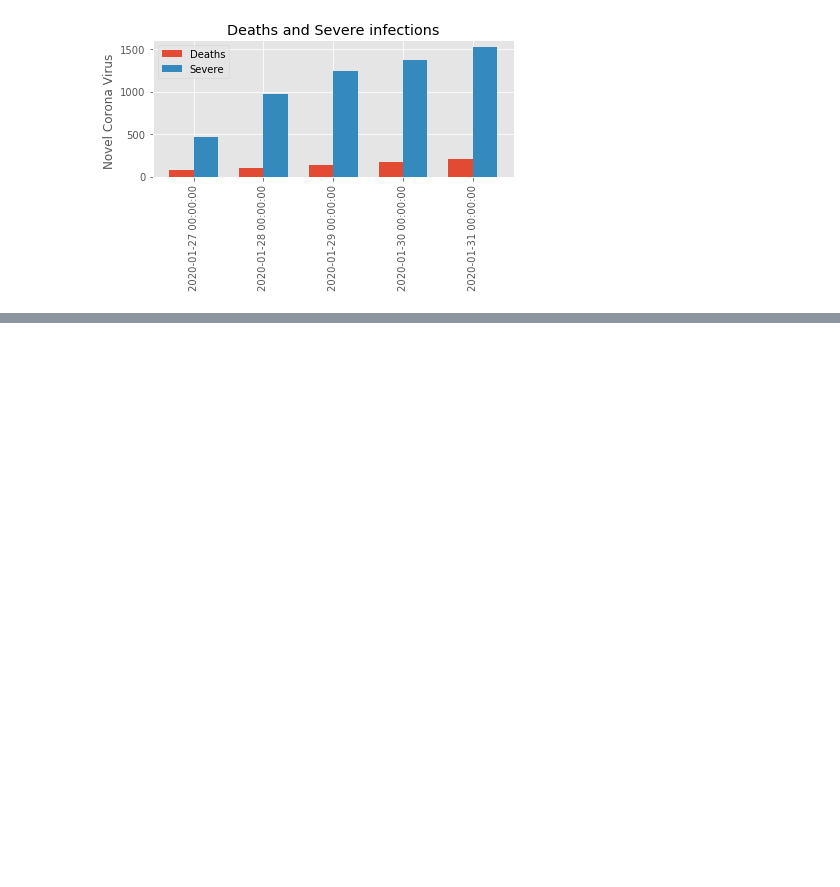
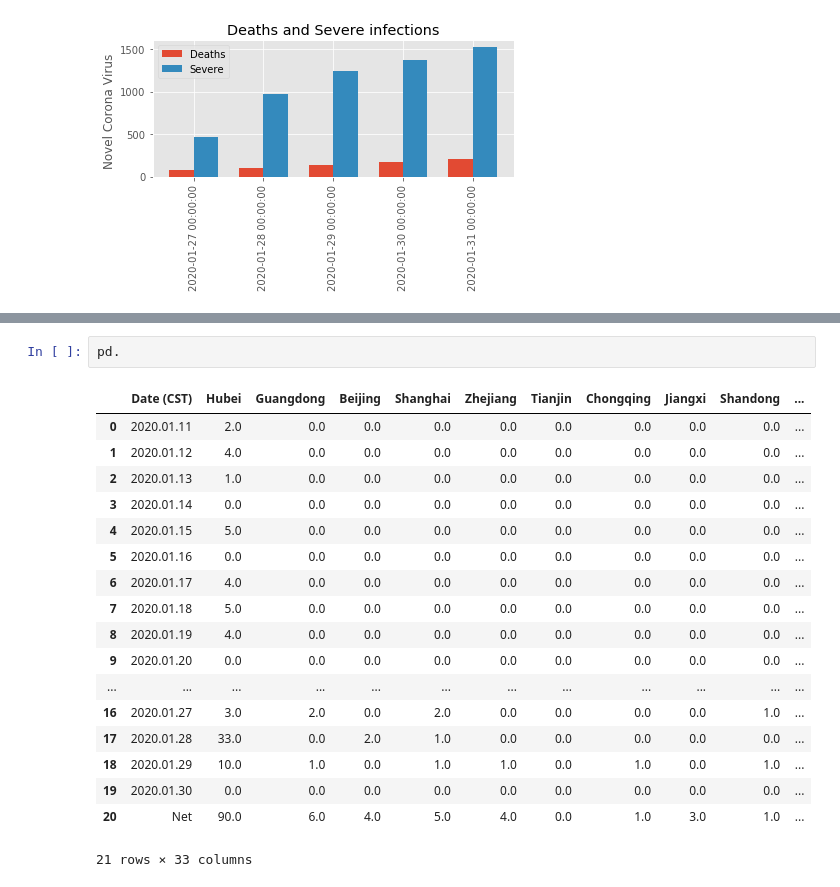
Before and after one commit to lxrocks/2019-nCoV, a Jupyter notebook: CoronaVirusData.ipynb, the cells around one changed output, grey strips where cells are left out. Cells and saved outputs as stored; diff of their text form; blank space fills up the shorter version.

```diff
--- a/CoronaVirusData.ipynb
+++ b/CoronaVirusData.ipynb
@@ -185,0 +229,21 @@ plt.show()
+# %%
+pd.
+# %% [output]
+|  | Date (CST) | Hubei | Guangdong | Beijing | Shanghai | Zhejiang | Tianjin | Chongqing | Jiangxi | Shandong | ... |
+| 0 | 2020.01.11 | 2.0 | 0.0 | 0.0 | 0.0 | 0.0 | 0.0 | 0.0 | 0.0 | 0.0 | ... |
+| 1 | 2020.01.12 | 4.0 | 0.0 | 0.0 | 0.0 | 0.0 | 0.0 | 0.0 | 0.0 | 0.0 | ... |
+| 2 | 2020.01.13 | 1.0 | 0.0 | 0.0 | 0.0 | 0.0 | 0.0 | 0.0 | 0.0 | 0.0 | ... |
+| 3 | 2020.01.14 | 0.0 | 0.0 | 0.0 | 0.0 | 0.0 | 0.0 | 0.0 | 0.0 | 0.0 | ... |
+| 4 | 2020.01.15 | 5.0 | 0.0 | 0.0 | 0.0 | 0.0 | 0.0 | 0.0 | 0.0 | 0.0 | ... |
+| 5 | 2020.01.16 | 0.0 | 0.0 | 0.0 | 0.0 | 0.0 | 0.0 | 0.0 | 0.0 | 0.0 | ... |
+| 6 | 2020.01.17 | 4.0 | 0.0 | 0.0 | 0.0 | 0.0 | 0.0 | 0.0 | 0.0 | 0.0 | ... |
+| 7 | 2020.01.18 | 5.0 | 0.0 | 0.0 | 0.0 | 0.0 | 0.0 | 0.0 | 0.0 | 0.0 | ... |
+| 8 | 2020.01.19 | 4.0 | 0.0 | 0.0 | 0.0 | 0.0 | 0.0 | 0.0 | 0.0 | 0.0 | ... |
+| 9 | 2020.01.20 | 0.0 | 0.0 | 0.0 | 0.0 | 0.0 | 0.0 | 0.0 | 0.0 | 0.0 | ... |
+| ... | ... | ... | ... | ... | ... | ... | ... | ... | ... | ... | ... |
+| 16 | 2020.01.27 | 3.0 | 2.0 | 0.0 | 2.0 | 0.0 | 0.0 | 0.0 | 0.0 | 1.0 | ... |
+| 17 | 2020.01.28 | 33.0 | 0.0 | 2.0 | 1.0 | 0.0 | 0.0 | 0.0 | 0.0 | 0.0 | ... |
+| 18 | 2020.01.29 | 10.0 | 1.0 | 0.0 | 1.0 | 1.0 | 0.0 | 1.0 | 0.0 | 1.0 | ... |
+| 19 | 2020.01.30 | 0.0 | 0.0 | 0.0 | 0.0 | 0.0 | 0.0 | 0.0 | 0.0 | 0.0 | ... |
+| 20 | Net | 90.0 | 6.0 | 4.0 | 5.0 | 4.0 | 0.0 | 1.0 | 3.0 | 1.0 | ... |
+21 rows × 33 columns
```
Also changed, not shown: parts of 13 cells of this notebook.
